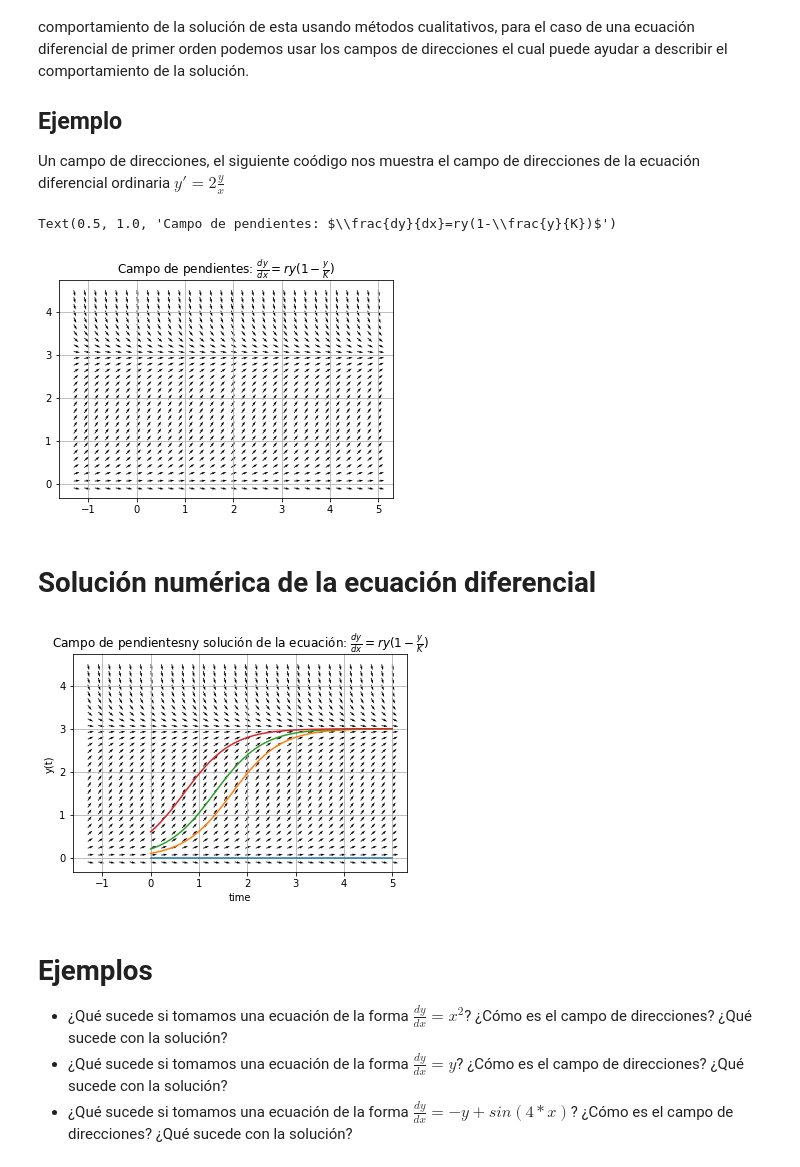
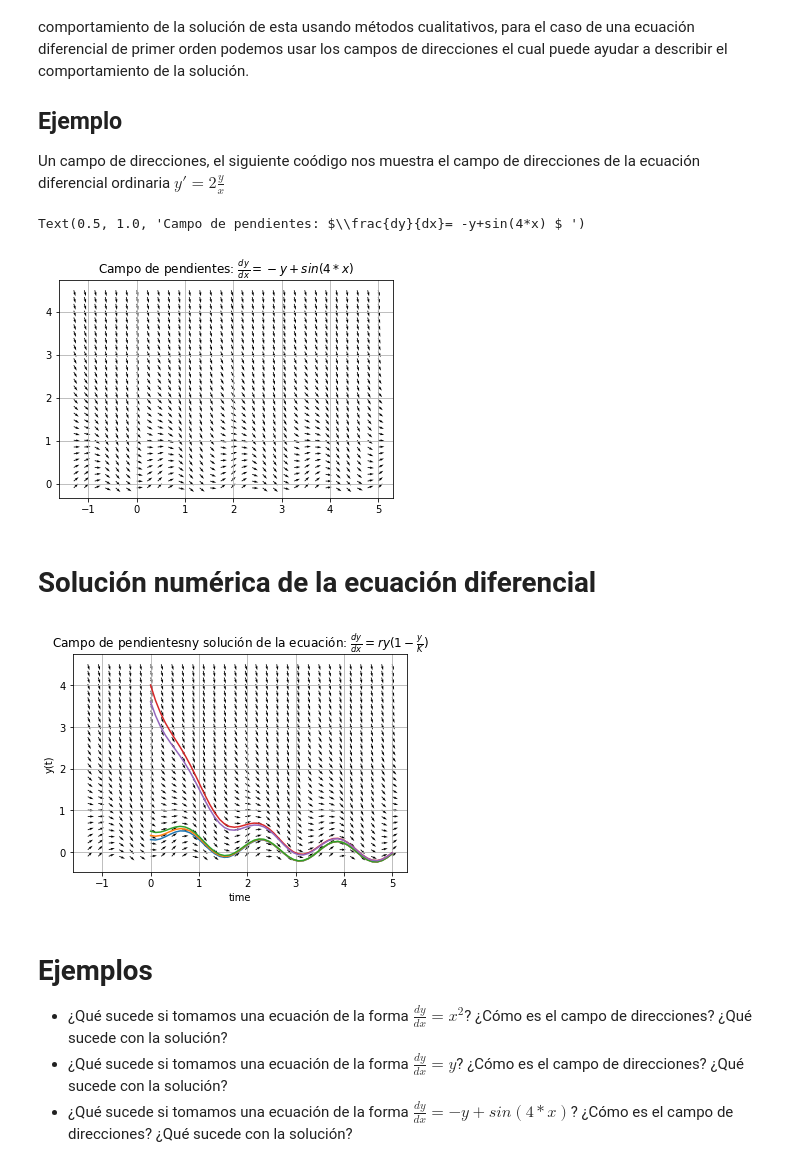
Before and after one commit to abelalv83/ecuaciones_2021, a Jupyter notebook: clase2.ipynb, the cells around one changed output. Cells and saved outputs as stored; diff of their text form; code cells hidden in the pictures.

Commit message:
borrador de clase campo de direcciones 32

```diff
--- a/clase2.ipynb
+++ b/clase2.ipynb
@@ -40,8 +40,9 @@ import numpy as np
 r=2.0
 K=3.0
 def f( y,x):
-    return r*y*(1-y/K)
-    #return -y+np.sin(4*x)
+    #return 2*y/x
+    #return r*y*(1-y/K)
+    return -y+np.sin(4*x)
 
 
 
@@ -57,34 +58,36 @@ V = f(Y,X)
 U2, V2 = U/np.sqrt(U**2+V**2), V/np.sqrt(U**2+V**2)
 plt.quiver(X, Y, U2, V2, color='k')
 plt.grid(True)
-plt.title(r'Campo de pendientes: $\frac{dy}{dx}=ry(1-\frac{y}{K})$')
+#plt.title(r'Campo de pendientes: $\frac{dy}{dx}=ry(1-\frac{y}{K})$')
+#plt.title(r'Campo de pendientes: $\frac{dy}{dx}=2\frac{y}{x}$')
+plt.title(r'Campo de pendientes: $\frac{dy}{dx}= -y+sin(4*x) $ ')
 # %% [output]
-Text(0.5, 1.0, 'Campo de pendientes: $\\frac{dy}{dx}=ry(1-\\frac{y}{K})$')
+Text(0.5, 1.0, 'Campo de pendientes: $\\frac{dy}{dx}= -y+sin(4*x) $ ')
-[figure, old version]
+[figure, new version]
 # %% [markdown]
 # Solución numérica de la ecuación diferencial
 # %%
 # initial condition
-y0 = [0, 0.1, 0.2, 0.6]
+y0 = [ 0.3, 0.4, 0.5, 4, 3.6]
 
 # time points
 t = np.linspace(0, xf)
 
 # solve ODE
 for yi in y0:
     y = odeint(f, yi, t, rtol=1.0E-8)
     plt.plot(t, y)
 
 # plot results
 
 plt.xlabel('time')
 plt.ylabel('y(t)')
 plt.quiver(X, Y, U2, V2, color='k')
 plt.grid(True)
 plt.title(r'Campo de pendientesny solución de la ecuación: $\frac{dy}{dx}=ry(1-\frac{y}{K})$')
 plt.show()
 # %% [output]
-[figure, old version]
+[figure, new version]
 # %% [markdown]
 # Ejemplos
 * ¿Qué sucede si tomamos una ecuación de la forma $ \frac{dy}{dx}=x^2 $? ¿Cómo es el campo de direcciones? ¿Qué sucede con la solución?
```
